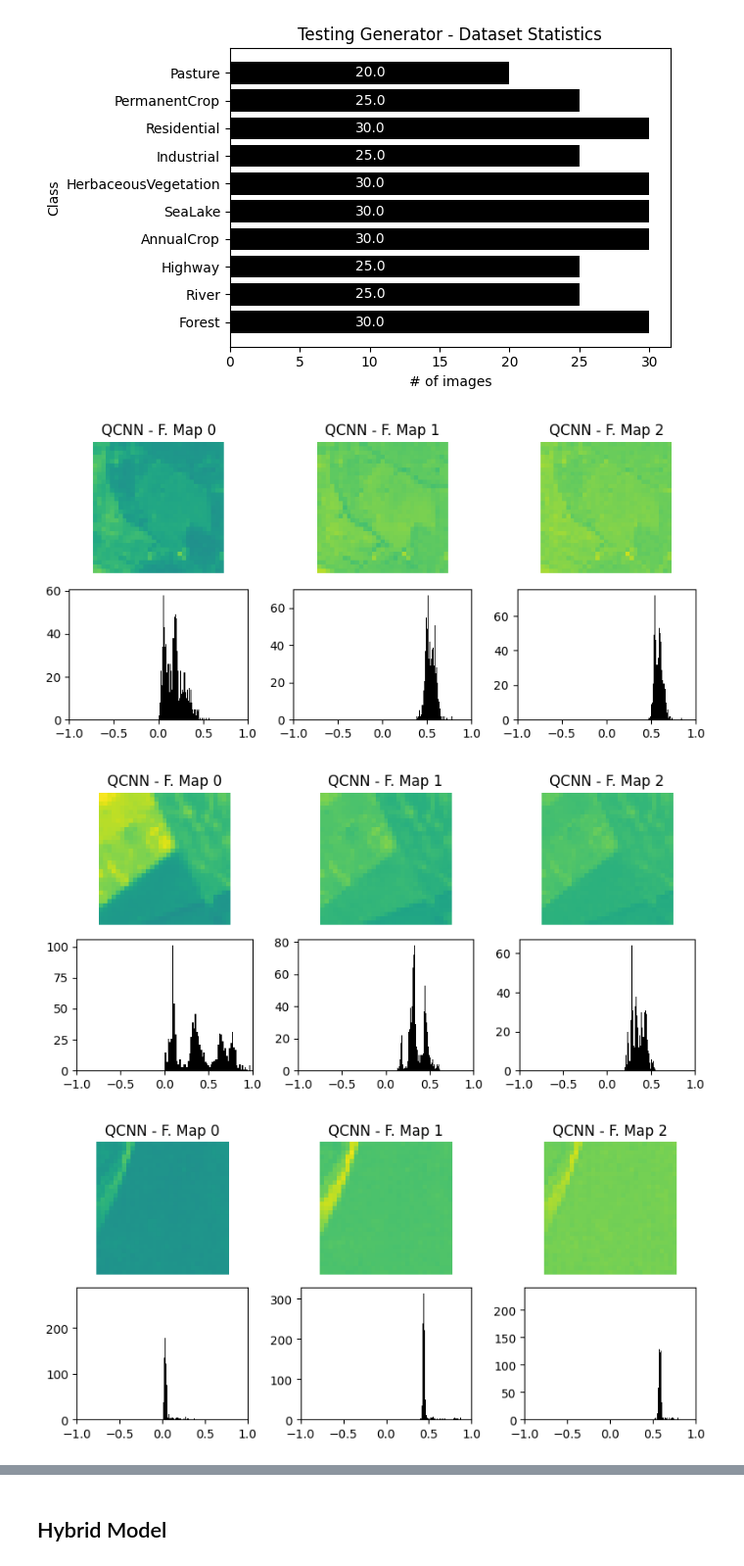
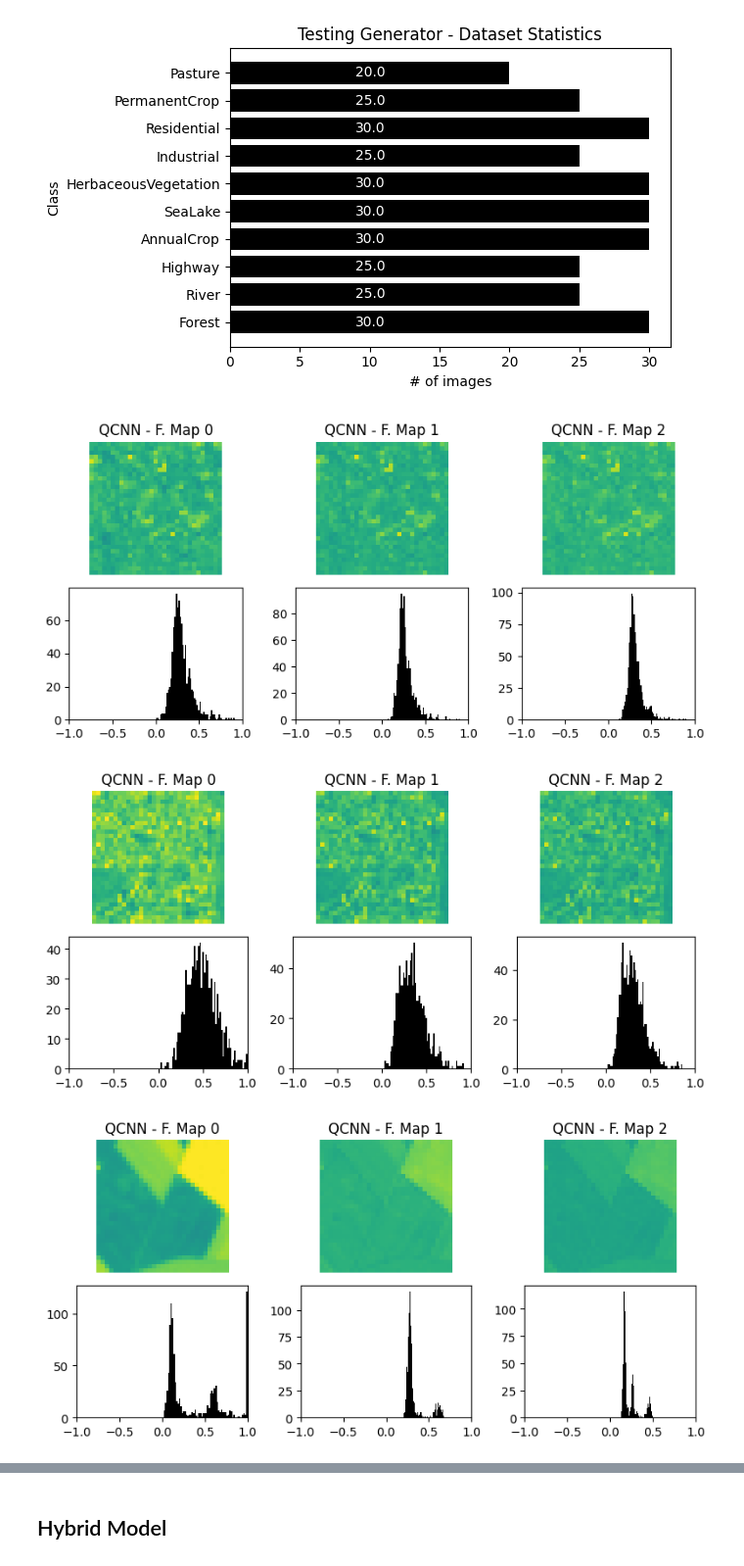
Before and after one commit to alessandrosebastianelli/quanv4eo, a Jupyter notebook: QuantumConvolutionalNeuralNetworks.ipynb, the cells around one changed output, grey strips where cells are left out. Shown: that part at 98% size. Cells and saved outputs as stored; diff of their text form; code cells hidden in the pictures.

```diff
--- a/QuantumConvolutionalNeuralNetworks.ipynb
+++ b/QuantumConvolutionalNeuralNetworks.ipynb
@@ -143,13 +143,13 @@ test_loader.dlv2([x_v,y_v], loader, classes)
 # %% [output]
 [figure]
 # %%
-gen = iter(datareader.generator((x_t, y_t), 1, (31,31,16), normalize=True))
+gen = iter(datareader.generator((x_t, y_t), 1, (31,31,3), normalize=True))
 for i in range(3):
     (xi, yi) = next(gen)
     feat_maps = xi[0]
     plot_features_map(feat_maps)
 # %% [output]
-[figure, old version]
+[figure, new version]
-[figure, old version]
+[figure, new version]
-[figure, old version]
+[figure, new version]
 # %%
```
Also changed, not shown: parts of 8 cells of this notebook, 2 other files.
